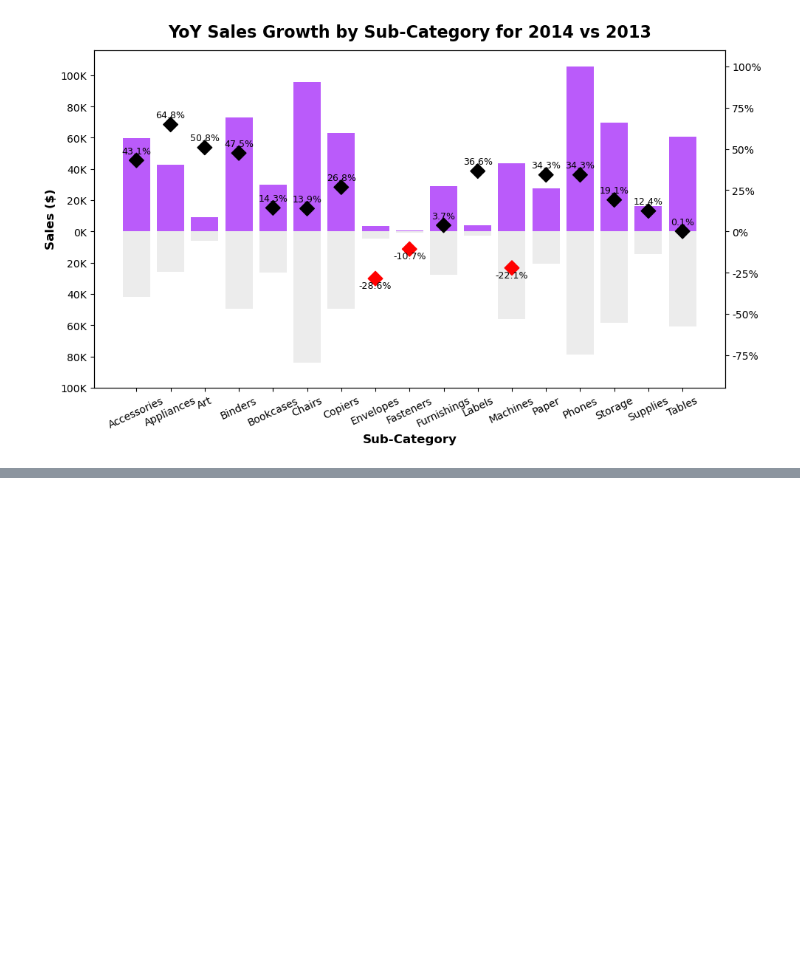
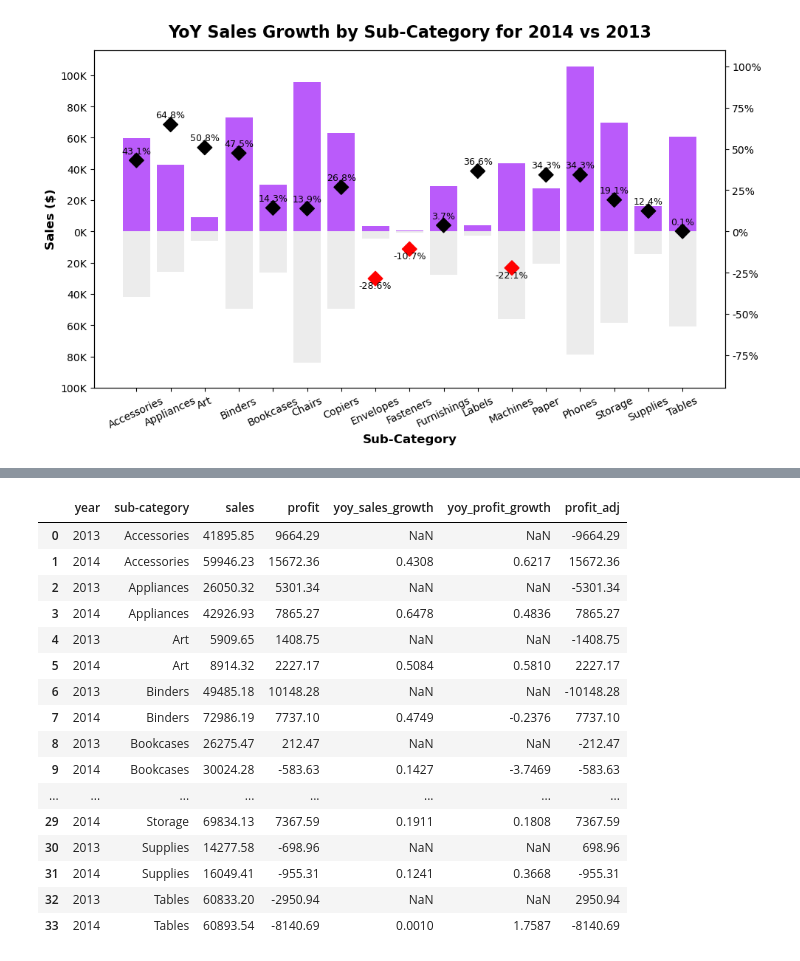
Before and after one commit to annugit1655/Global-Superstore-Project, a Jupyter notebook: notebooks/order-return-US-sales-analysis.ipynb, the cells around one changed output, grey strips where cells are left out. Drawn from its saved outputs; the diff is of its cells as text; code cells hidden in the pictures; blank space fills up the shorter version.

```diff
--- a/notebooks/order-return-US-sales-analysis.ipynb
+++ b/notebooks/order-return-US-sales-analysis.ipynb
@@ -2526,0 +2529,20 @@ plt.show()
+# %%
+yoy_profit
+# %% [output]
+|  | year | sub-category | sales | profit | yoy_sales_growth | yoy_profit_growth | profit_adj |
+| 0 | 2013 | Accessories | 41895.85 | 9664.29 | NaN | NaN | -9664.29 |
+| 1 | 2014 | Accessories | 59946.23 | 15672.36 | 0.4308 | 0.6217 | 15672.36 |
+| 2 | 2013 | Appliances | 26050.32 | 5301.34 | NaN | NaN | -5301.34 |
+| 3 | 2014 | Appliances | 42926.93 | 7865.27 | 0.6478 | 0.4836 | 7865.27 |
+| 4 | 2013 | Art | 5909.65 | 1408.75 | NaN | NaN | -1408.75 |
+| 5 | 2014 | Art | 8914.32 | 2227.17 | 0.5084 | 0.5810 | 2227.17 |
+| 6 | 2013 | Binders | 49485.18 | 10148.28 | NaN | NaN | -10148.28 |
+| 7 | 2014 | Binders | 72986.19 | 7737.10 | 0.4749 | -0.2376 | 7737.10 |
+| 8 | 2013 | Bookcases | 26275.47 | 212.47 | NaN | NaN | -212.47 |
+| 9 | 2014 | Bookcases | 30024.28 | -583.63 | 0.1427 | -3.7469 | -583.63 |
+| ... | ... | ... | ... | ... | ... | ... | ... |
+| 29 | 2014 | Storage | 69834.13 | 7367.59 | 0.1911 | 0.1808 | 7367.59 |
+| 30 | 2013 | Supplies | 14277.58 | -698.96 | NaN | NaN | 698.96 |
+| 31 | 2014 | Supplies | 16049.41 | -955.31 | 0.1241 | 0.3668 | -955.31 |
+| 32 | 2013 | Tables | 60833.20 | -2950.94 | NaN | NaN | 2950.94 |
+| 33 | 2014 | Tables | 60893.54 | -8140.69 | 0.0010 | 1.7587 | -8140.69 |
```
Also changed, not shown: parts of 1 cell of this notebook.
